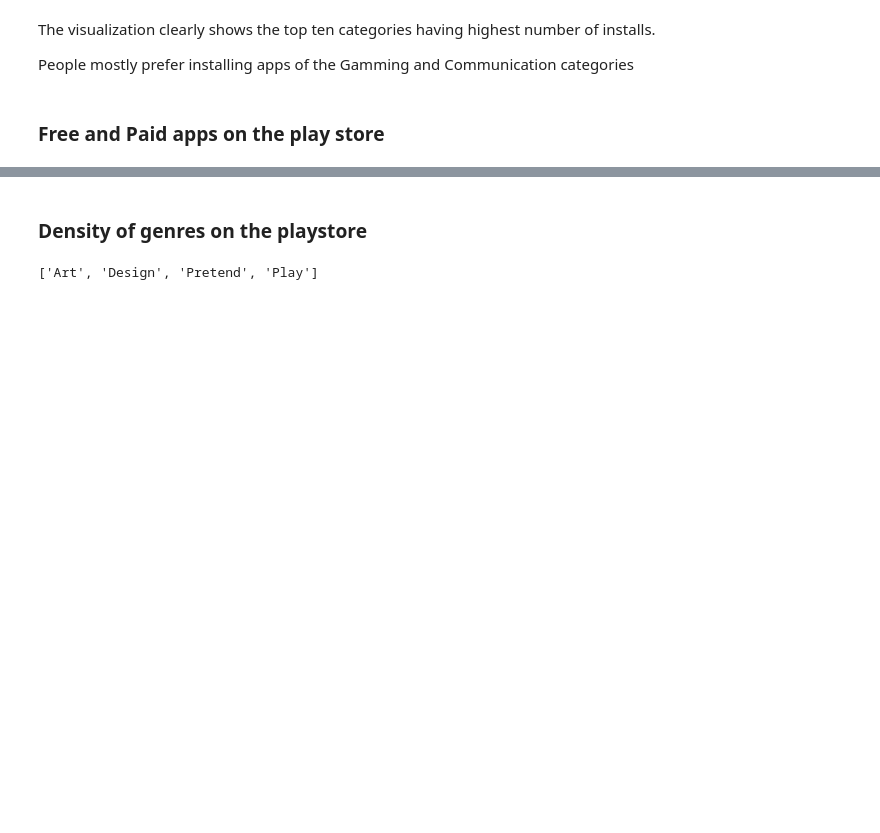
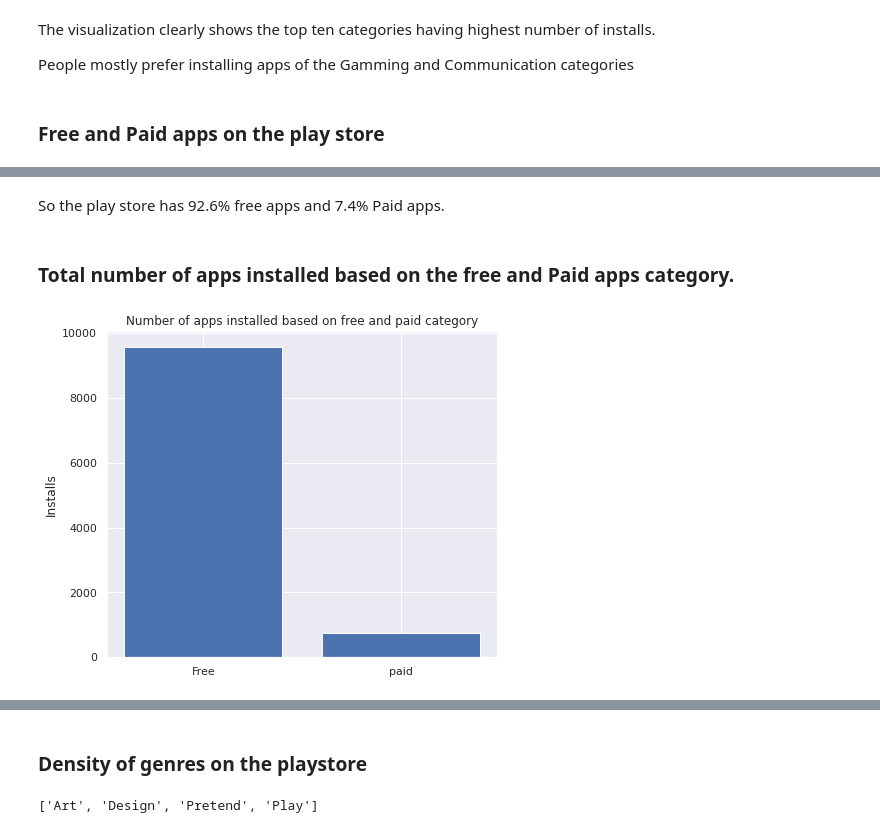
Before and after one commit to akashude/Play-Store-App-Review-Analysis, a Jupyter notebook: Copy_of_Play_Store_App_Review_Analysis_Capstone_Project.ipynb, the cells around one changed output, grey strips where cells are left out. Drawn from its saved outputs; the diff is of its cells as text; code cells hidden in the pictures; blank space fills up the shorter version.

```diff
--- a/Copy_of_Play_Store_App_Review_Analysis_Capstone_Project.ipynb
+++ b/Copy_of_Play_Store_App_Review_Analysis_Capstone_Project.ipynb
@@ -545,0 +559,14 @@ new_df['Type'].value_counts().plot.pie()
+# %% [markdown]
+So the play store has 92.6% free apps and 7.4% Paid apps.
+# %% [markdown]
+### Total number of apps installed based on the free and Paid apps category.
+# %%
+plt.figure(figsize = (7,6))
+installed_type = new_df.groupby('Type')['Installs'].count()
+free_installed_apps , paid_installed_apps = installed_type[0] , installed_type[1]
+plt.bar(x = ['Free' , 'paid'] , height = [free_installed_apps , paid_installed_apps])
+plt.ylabel('Installs')
+plt.title('Number of apps installed based on free and paid category')
+plt.show()
+# %% [output]
+[figure, added]
```
Also changed, not shown: parts of 15 cells of this notebook.
